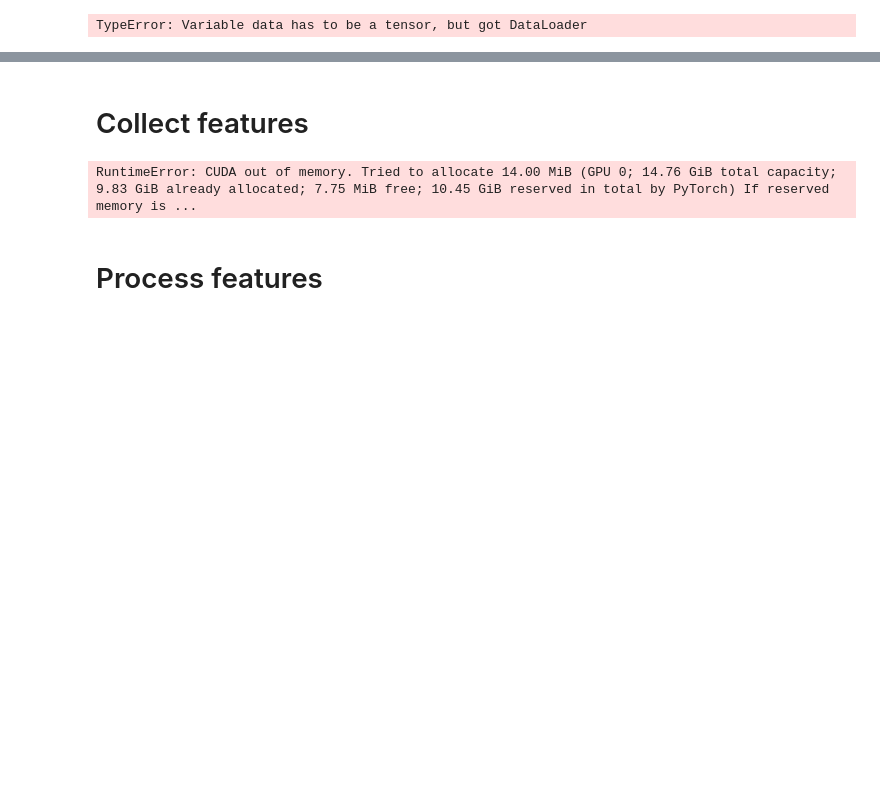
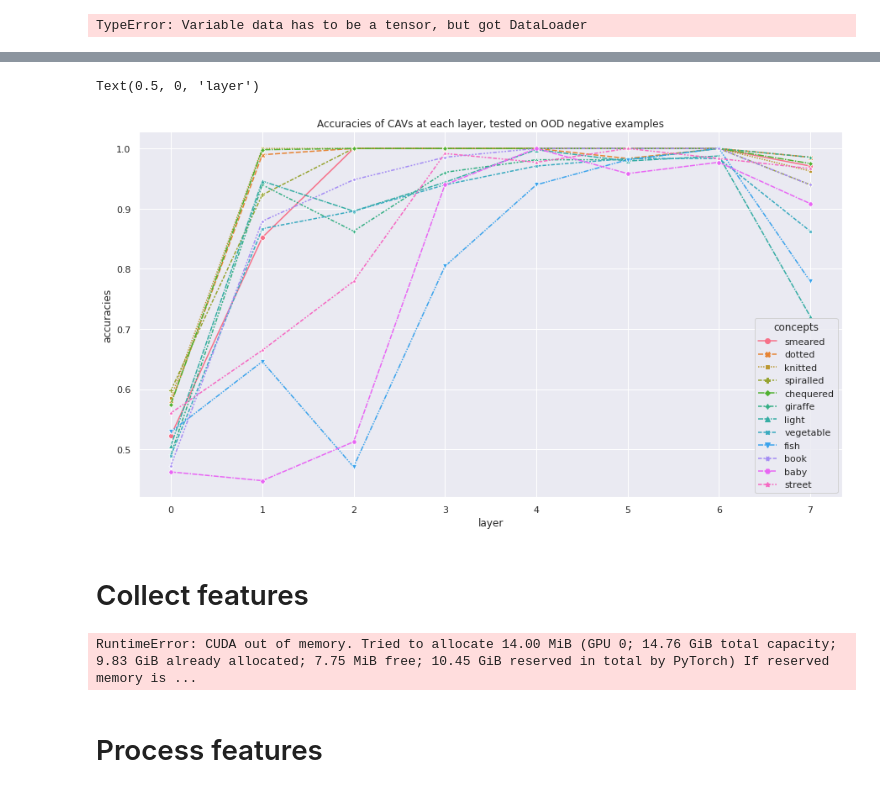
Before and after one commit to hellovivian/text2image, a Jupyter notebook: TCAV_Pytorch_for_CLIP_multiple_classes.ipynb, the cells around one changed output, grey strips where cells are left out. Saved outputs shown, nothing was run; the diff lists cells and outputs as text; code cells hidden in the pictures; blank space fills up the shorter version.

```diff
--- a/TCAV_Pytorch_for_CLIP_multiple_classes.ipynb
+++ b/TCAV_Pytorch_for_CLIP_multiple_classes.ipynb
@@ -472,3 +604,19 @@ array(['layer0', 'layer1', 'layer3', 'layer5', 'layer7', 'layer9',
+# %%
+import seaborn as sns
+import pandas as pd
+df = pd.DataFrame(n_acc, index = image_classes)
+df.index.name = 'concepts'
+df_2 = df.transpose()
+sns.set(rc = {'figure.figsize':(15,8)})
+# for i in range(len(image_classes)):
+#     ax = sns.lineplot(data=acc[i], markers=True)
+ax = sns.lineplot(data=df_2, markers=True)
+ax.set_title('Accuracies of CAVs at each layer, tested on OOD negative examples')
+ax.set_ylabel('accuracies')
+ax.set_xlabel('layer')
+# %% [output]
+Text(0.5, 0, 'layer')
+[figure, added]
 # %% [markdown]
 # Collect features
 # %%
```
Also changed, not shown: parts of 34 cells of this notebook.
